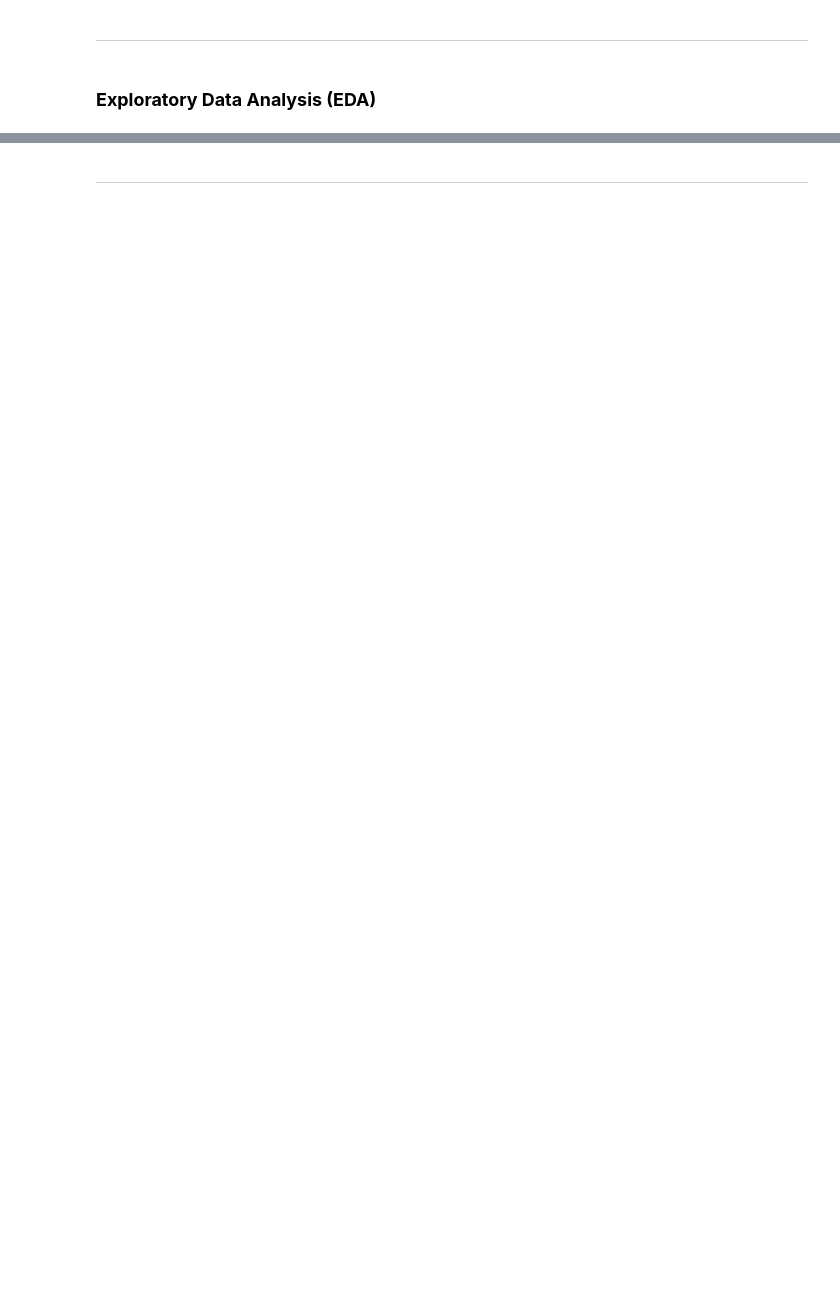
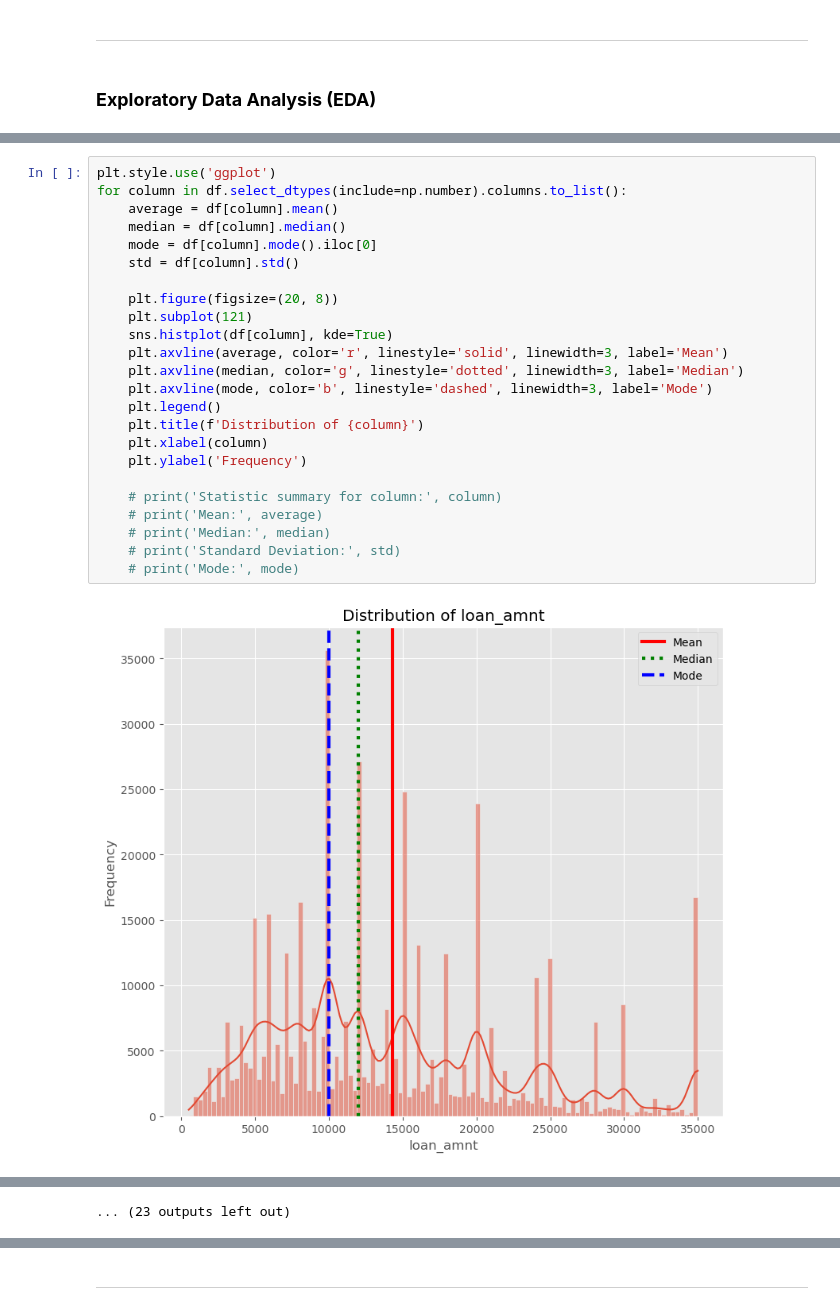
Before and after one commit to gitarga/Credit-Risk-Prediction, a Jupyter notebook: notebook.ipynb, the cells around one changed output, grey strips where cells are left out. Drawn from its saved outputs; the diff is of its cells as text; blank space fills up the shorter version.

```diff
--- a/notebook.ipynb
+++ b/notebook.ipynb
@@ -269,0 +565,26 @@ Name: earliest_cr_line_date, dtype: datetime64[ns]
+# %%
+plt.style.use('ggplot')
+for column in df.select_dtypes(include=np.number).columns.to_list():
+    average = df[column].mean()
+    median = df[column].median()
+    mode = df[column].mode().iloc[0]
+    std = df[column].std()
+
+    plt.figure(figsize=(20, 8))
+    plt.subplot(121)
+    sns.histplot(df[column], kde=True)
+    plt.axvline(average, color='r', linestyle='solid', linewidth=3, label='Mean')
+    plt.axvline(median, color='g', linestyle='dotted', linewidth=3, label='Median')
+    plt.axvline(mode, color='b', linestyle='dashed', linewidth=3, label='Mode')
+    plt.legend()
+    plt.title(f'Distribution of {column}')
+    plt.xlabel(column)
+    plt.ylabel('Frequency')
+
+    # print('Statistic summary for column:', column)
+    # print('Mean:', average)
+    # print('Median:', median)
+    # print('Standard Deviation:', std)
+    # print('Mode:', mode)
+# %% [output]
+[figure, added]
@@ -269,0 +602 @@ Name: earliest_cr_line_date, dtype: datetime64[ns]
+... (23 outputs left out)
```
Also changed, not shown: parts of 41 cells of this notebook.
